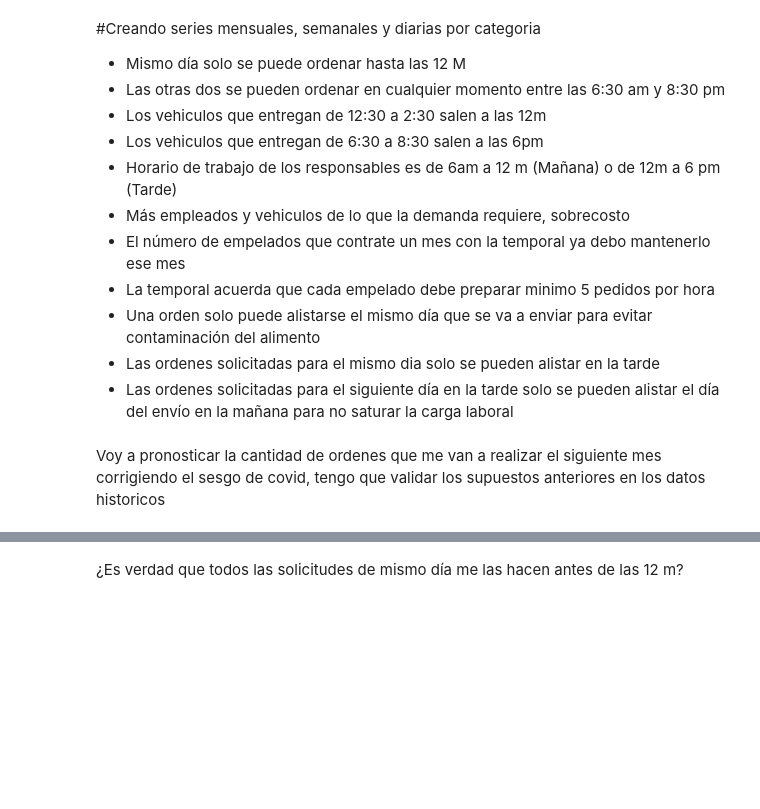
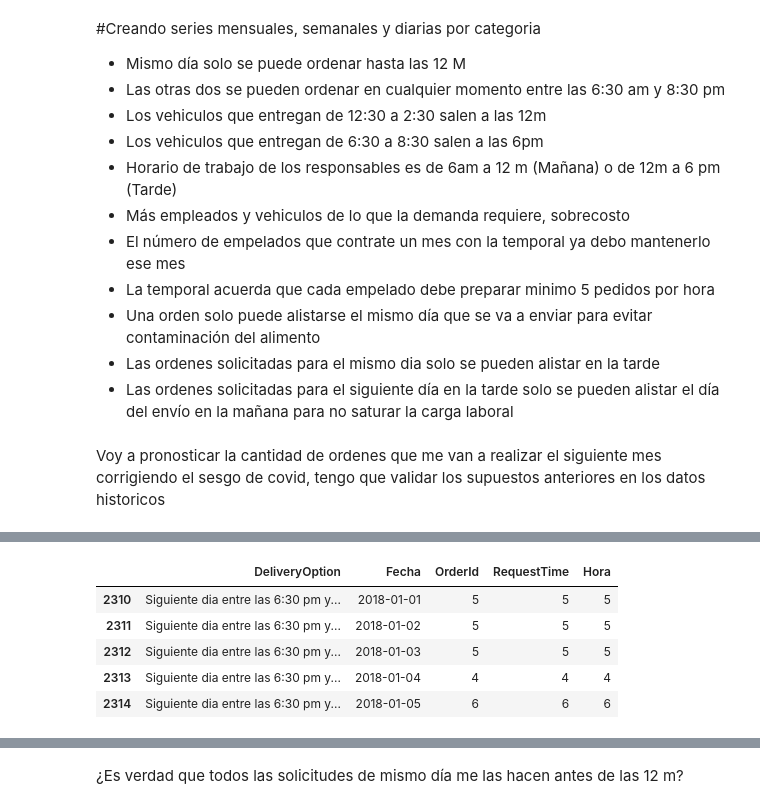
Before and after one commit to elchristog/pruebaDSc, a Jupyter notebook: pruebaDataScientist.ipynb, the cells around one changed output, grey strips where cells are left out. Drawn from its saved outputs; the diff is of its cells as text; code cells hidden in the pictures; blank space fills up the shorter version.

```diff
--- a/pruebaDataScientist.ipynb
+++ b/pruebaDataScientist.ipynb
@@ -72,0 +95,16 @@ Voy a pronosticar la cantidad de ordenes que me van a realizar el siguiente mes
+# %%
+agrupados=domicilios.groupby(by=["DeliveryOption","Fecha"]).count()
+agrupados=agrupados.reset_index()
+agrupados.head()
+serieMismoDia=agrupados.loc[agrupados['DeliveryOption']=='Mismo dia entre 6:30 pm y 8:30 pm',]
+serieSiguienteDiaManana=agrupados.loc[agrupados['DeliveryOption']=='Siguiente dia entre 12:30 pm y 2:30 pm',]
+serieSiguienteDiaTarde=agrupados.loc[agrupados['DeliveryOption']=='Siguiente dia entre las 6:30 pm y 8:30 pm',]
+
+serieSiguienteDiaTarde.head()
+# %% [output]
+|  | DeliveryOption | Fecha | OrderId | RequestTime | Hora |
+| 2310 | Siguiente dia entre las 6:30 pm y... | 2018-01-01 | 5 | 5 | 5 |
+| 2311 | Siguiente dia entre las 6:30 pm y... | 2018-01-02 | 5 | 5 | 5 |
+| 2312 | Siguiente dia entre las 6:30 pm y... | 2018-01-03 | 5 | 5 | 5 |
+| 2313 | Siguiente dia entre las 6:30 pm y... | 2018-01-04 | 4 | 4 | 4 |
+| 2314 | Siguiente dia entre las 6:30 pm y... | 2018-01-05 | 6 | 6 | 6 |
```
Also changed, not shown: parts of 7 cells of this notebook.
